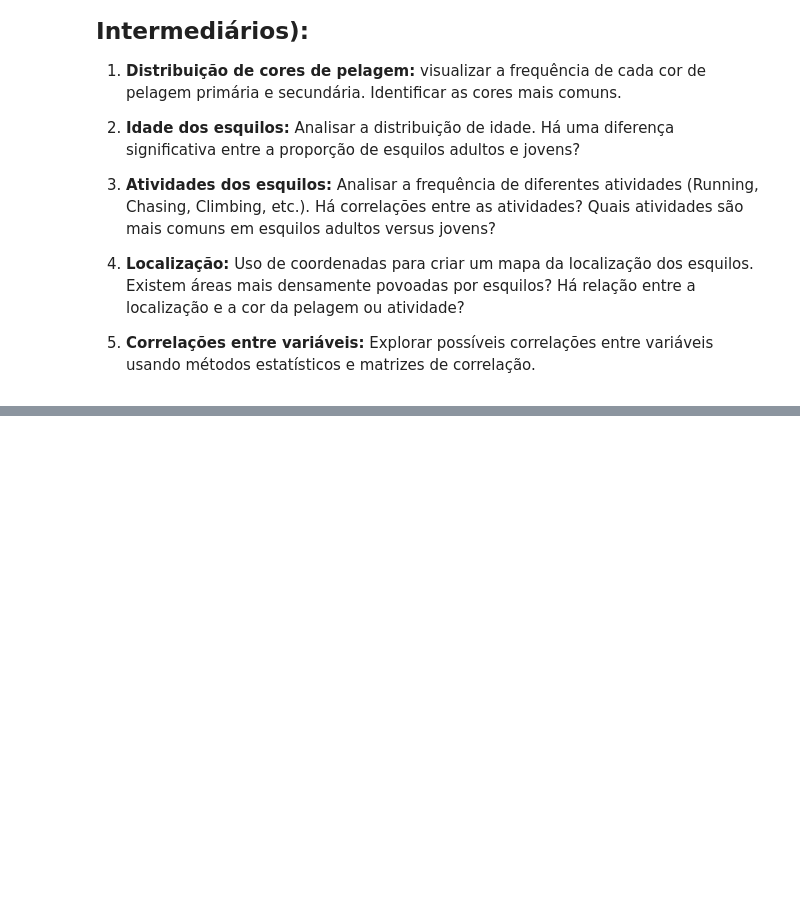
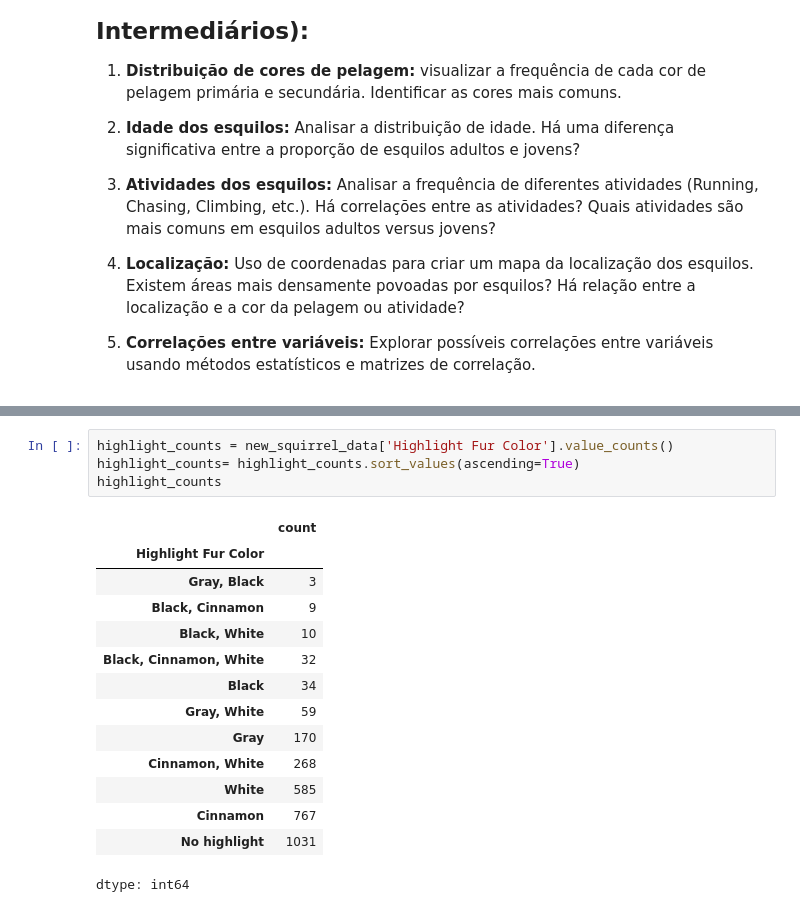
Before and after one commit to Mustasheep/Central-Park-Squirrel-Census, a Jupyter notebook: Central_Park_Squirrel_Census.ipynb, the cells around one changed output, grey strips where cells are left out. Cells and saved outputs as stored; diff of their text form; blank space fills up the shorter version.

```diff
--- a/Central_Park_Squirrel_Census.ipynb
+++ b/Central_Park_Squirrel_Census.ipynb
@@ -144,0 +155,19 @@ new_squirrel_data.head()
+# %%
+highlight_counts = new_squirrel_data['Highlight Fur Color'].value_counts()
+highlight_counts= highlight_counts.sort_values(ascending=True)
+highlight_counts
+# %% [output]
+|  | count |
+| Highlight Fur Color |  |
+| Gray, Black | 3 |
+| Black, Cinnamon | 9 |
+| Black, White | 10 |
+| Black, Cinnamon, White | 32 |
+| Black | 34 |
+| Gray, White | 59 |
+| Gray | 170 |
+| Cinnamon, White | 268 |
+| White | 585 |
+| Cinnamon | 767 |
+| No highlight | 1031 |
+dtype: int64
```
Also changed, not shown: parts of 4 cells of this notebook.
